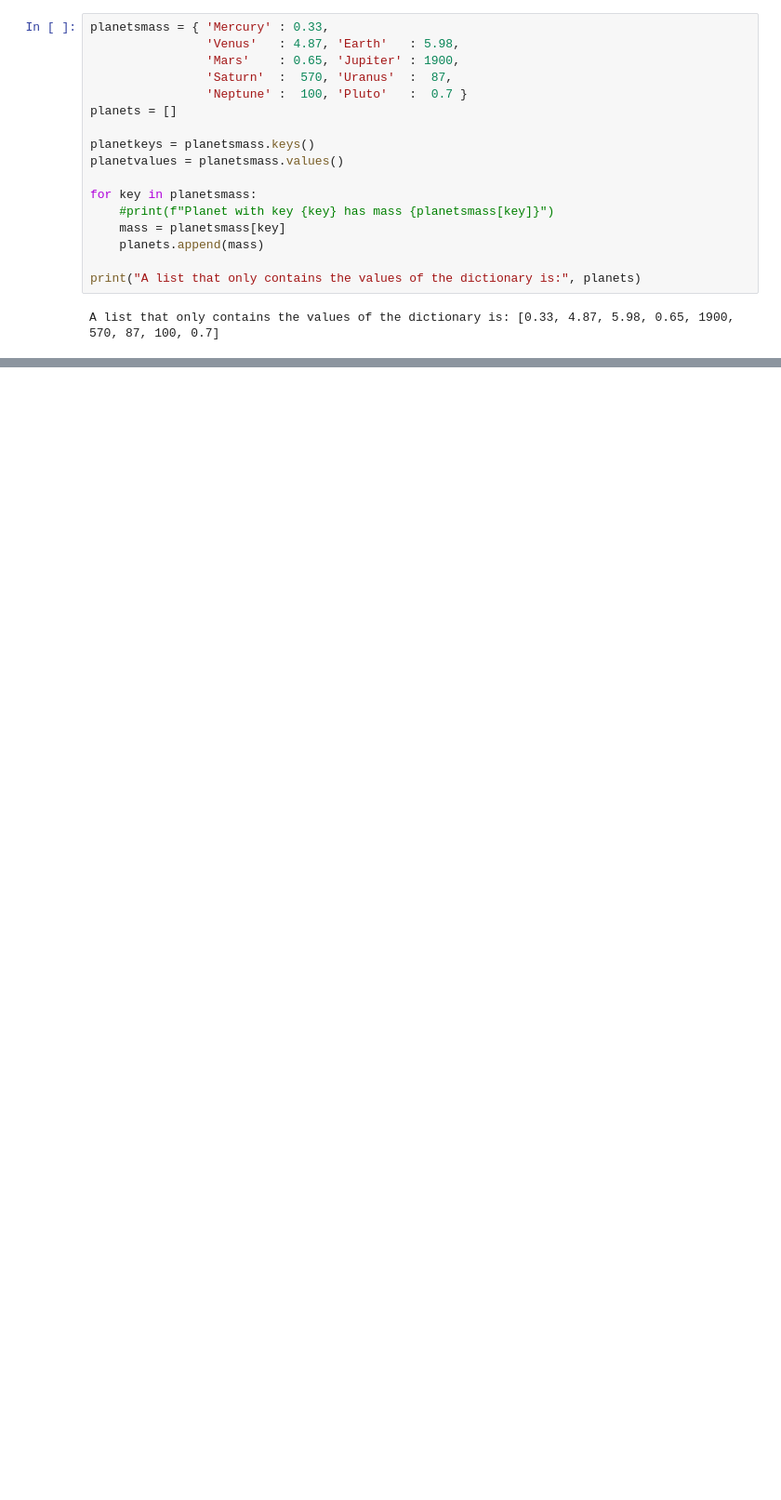
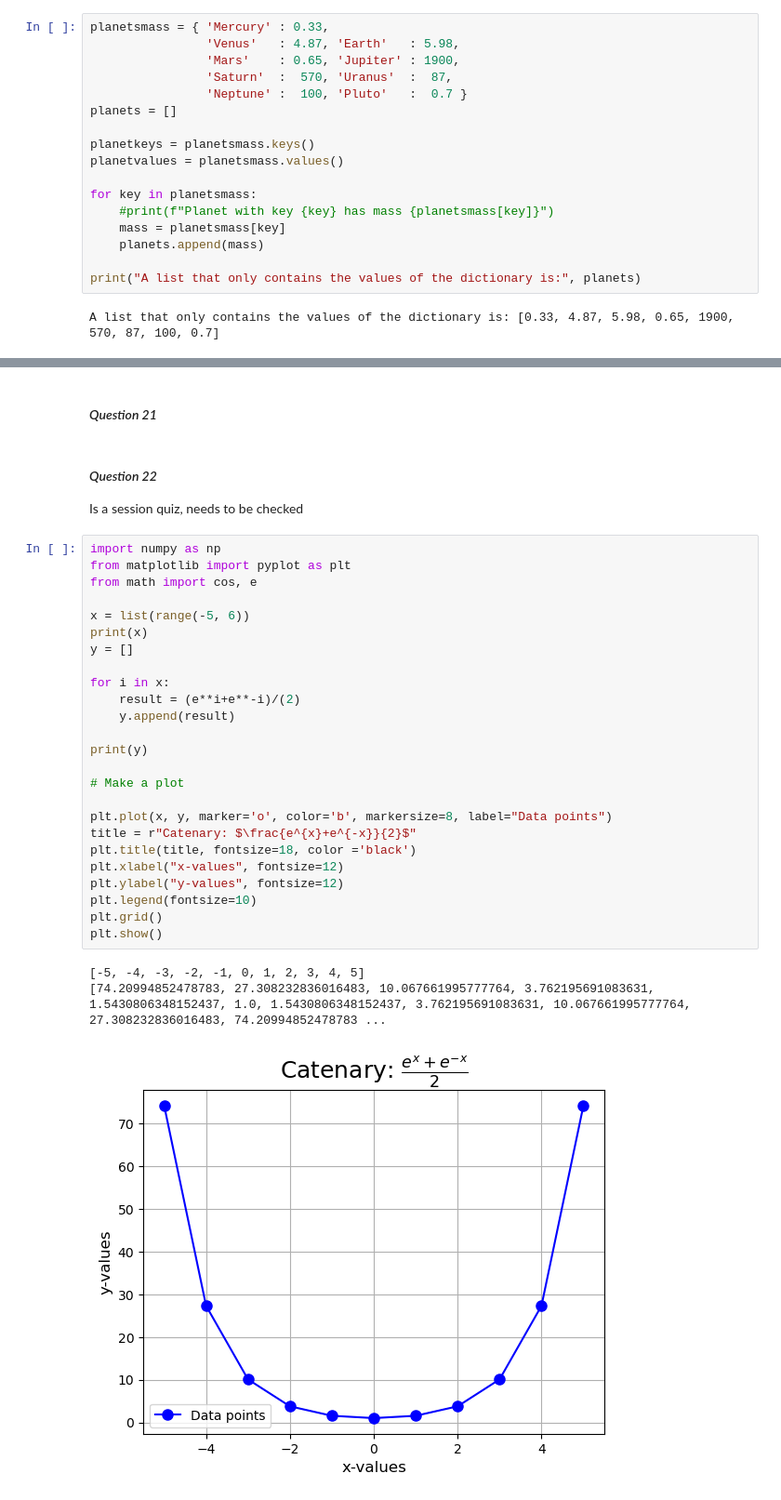
Before and after one commit to lklingens/PROGNUM-repo, a Jupyter notebook: Task3/sq_s6390366_week3.ipynb, the cells around one changed output, grey strips where cells are left out. Shown at 93% size. Drawn from its saved outputs; the diff is of its cells as text; blank space fills up the shorter version.

```diff
--- a/Task3/sq_s6390366_week3.ipynb
+++ b/Task3/sq_s6390366_week3.ipynb
@@ -153,0 +490,35 @@ The angular size of the object is: 16.260204708311957
+# %% [markdown]
+#### *Question 21*
+# %% [markdown]
+#### *Question 22*
+
+Is a session quiz, needs to be checked
+# %%
+import numpy as np
+from matplotlib import pyplot as plt
+from math import cos, e
+
+x = list(range(-5, 6))
+print(x)
+y = []
+
+for i in x:
+    result = (e**i+e**-i)/(2)
+    y.append(result)
+
+print(y)
+
+# Make a plot
+
+plt.plot(x, y, marker='o', color='b', markersize=8, label="Data points")
+title = r"Catenary: $\frac{e^{x}+e^{-x}}{2}$"
+plt.title(title, fontsize=18, color ='black')
+plt.xlabel("x-values", fontsize=12)
+plt.ylabel("y-values", fontsize=12)
+plt.legend(fontsize=10)
+plt.grid()
+plt.show()
+# %% [output]
+[-5, -4, -3, -2, -1, 0, 1, 2, 3, 4, 5]
+[74.20994852478783, 27.308232836016483, 10.067661995777764, 3.762195691083631, 1.5430806348152437, 1.0, 1.5430806348152437, 3.762195691083631, 10.067661995777764, 27.308232836016483, 74.20994852478783 ...
+[figure, added]
```
Also changed, not shown: parts of 48 cells of this notebook, 3 other files.
